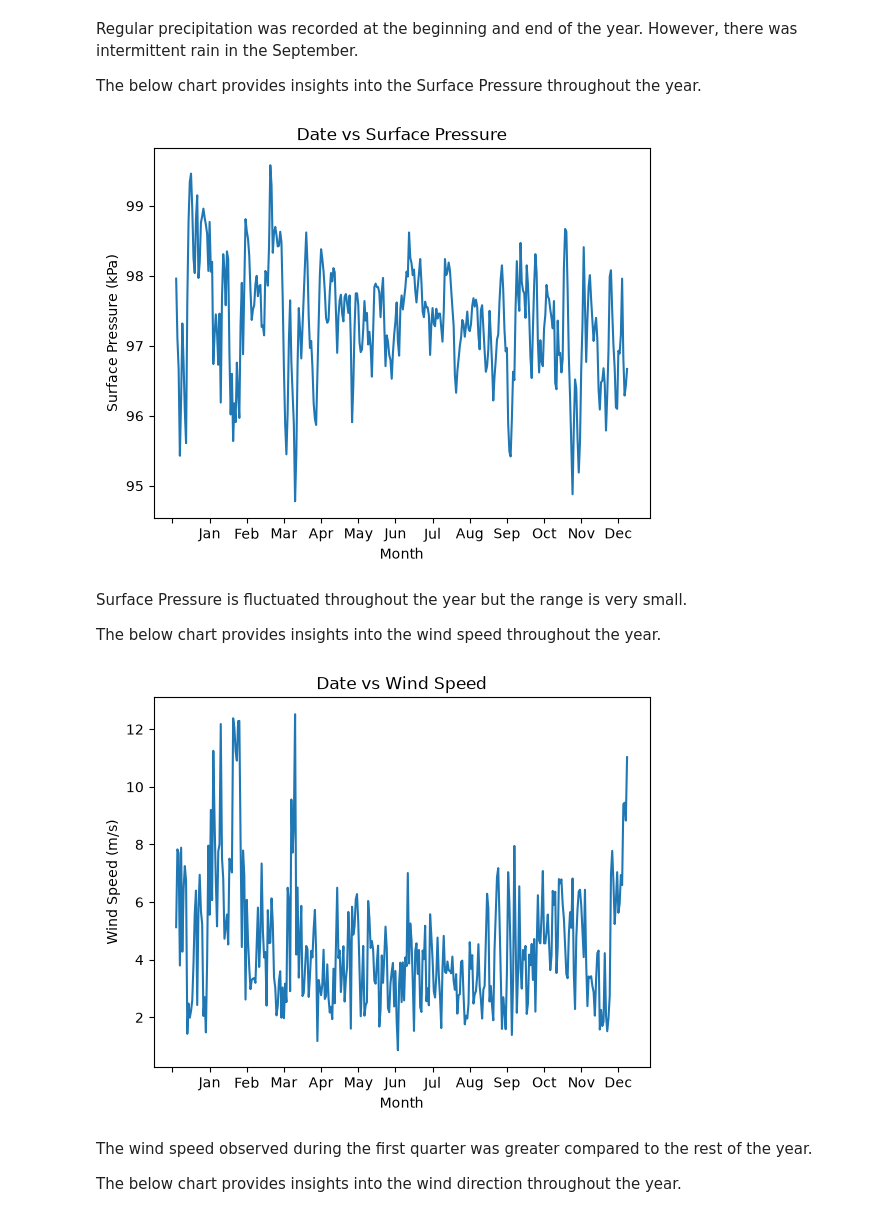
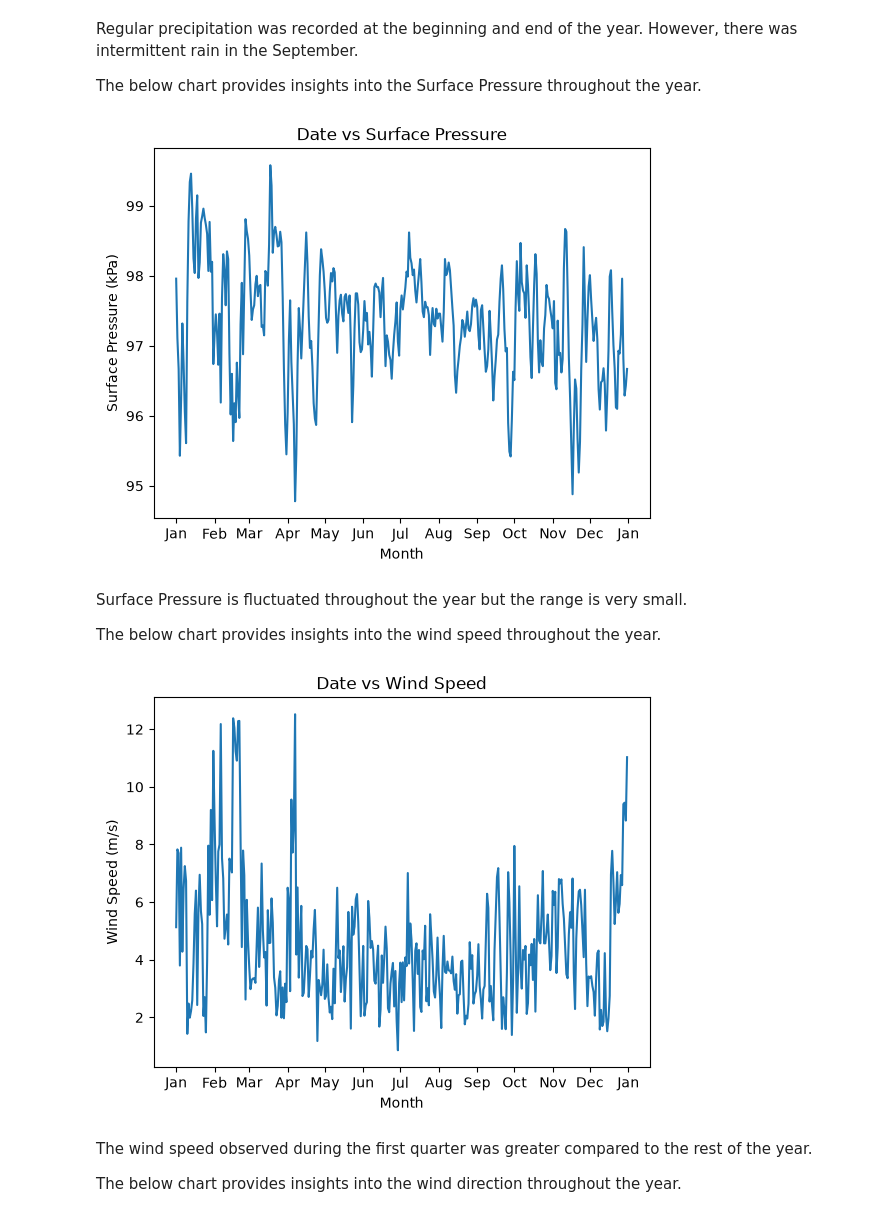
Before and after one commit to shuvanon/weather-traffic-etl, a Jupyter notebook: exploration.ipynb, the cells around one changed output. Saved outputs shown, nothing was run; the diff lists cells and outputs as text; code cells hidden in the pictures.

```diff
--- a/exploration.ipynb
+++ b/exploration.ipynb
@@ -236,33 +211,29 @@ The below chart provides insights into the Surface Pressure throughout the year.
 # %%
 plt.plot(df['DATE'], df['PS'])
 
-plt.xticks(df['DATE'], df['DATE'].dt.strftime('%b'))
-max_ticks = 14
-locator = ticker.MaxNLocator(max_ticks)
-plt.gca().xaxis.set_major_locator(locator)
+plt.gca().xaxis.set_major_locator(mdates.MonthLocator())
+plt.gca().xaxis.set_major_formatter(mdates.DateFormatter('%b'))
 
 plt.xlabel('Month')
 plt.ylabel('Surface Pressure (kPa)')
 plt.title('Date vs Surface Pressure')
 plt.show()
 # %% [output]
-[figure, old version]
+[figure, new version]
 # %% [markdown]
 Surface Pressure is fluctuated throughout the year but the range is very small.
 
 The below chart provides insights into the wind speed throughout the year.
 # %%
 plt.plot(df['DATE'], df['WS10M'])
-plt.xticks(df['DATE'], df['DATE'].dt.strftime('%b'))
-max_ticks = 14
-locator = ticker.MaxNLocator(max_ticks)
-plt.gca().xaxis.set_major_locator(locator)
+plt.gca().xaxis.set_major_locator(mdates.MonthLocator())
+plt.gca().xaxis.set_major_formatter(mdates.DateFormatter('%b'))
 plt.xlabel('Month')
 plt.ylabel('Wind Speed (m/s)')
 plt.title('Date vs Wind Speed')
 plt.show()
 # %% [output]
-[figure, old version]
+[figure, new version]
 # %% [markdown]
 The wind speed observed during the first quarter was greater compared to the rest of the year.
 
```
Also changed, not shown: parts of 10 cells of this notebook, 2 other files.
